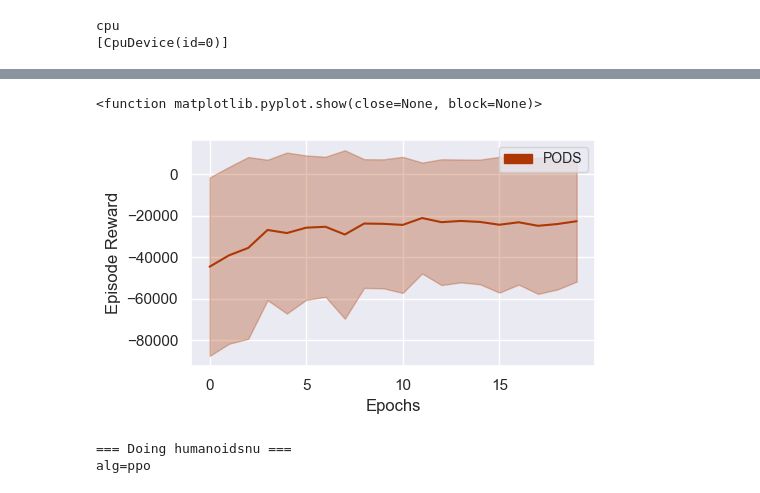
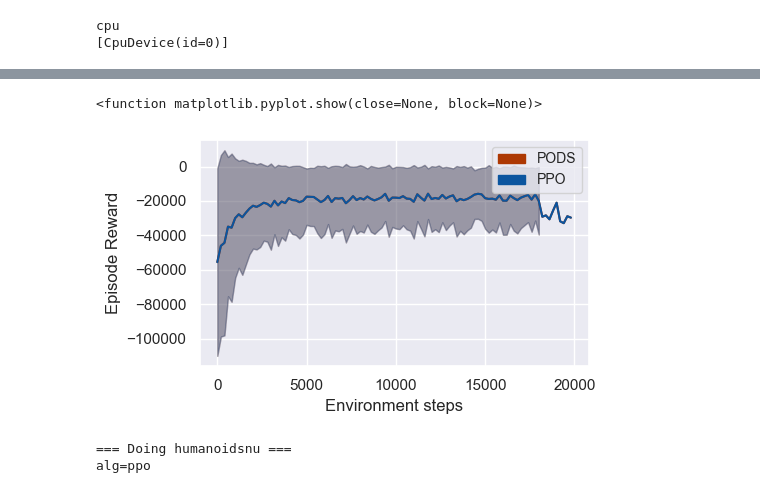
Before and after one commit to dcsteinhauser/HDS, a Jupyter notebook: run_PODS.ipynb, the cells around one changed output, grey strips where cells are left out. Cells and saved outputs as stored; diff of their text form; code cells hidden in the pictures.

```diff
--- a/run_PODS.ipynb
+++ b/run_PODS.ipynb
@@ -101,38 +119,53 @@ import numpy as np
 blues = sns.color_palette("Blues")
 oranges = sns.color_palette("Oranges")
 PODS = mpatches.Patch(color=oranges[-1], label='PODS')
-fancy_legend = [PODS]
+PPO = mpatches.Patch(color=blues[-1], label='PPO')
+fancy_legend = [PODS, PPO]
 
 
 f, ax = plt.subplots(1, 1, sharey=False, figsize=(5.25,3.1))
 # Read the data from the file
 file_path = 'podsdata.txt'
 data = pd.read_csv(file_path)
-
+data['epoch'] = data['epoch']
 # Calculate the mean and standard deviation across each row (excluding the 'epoch' column)
 data_mean = data.drop(columns=['epoch']).mean(axis=1)
 data_std = data.drop(columns=['epoch']).std(axis=1)
 
 # Plot the mean and fill between the std
 ax.plot(data['epoch'], data_mean, c=oranges[-1])
 ax.fill_between(data['epoch'], data_mean - data_std, data_mean + data_std, alpha=0.3, color=oranges[-1], label='Standard Deviation')
-ax.set_xlabel("Epochs")
+
+file_path_ppo = 'ppodata.txt'  # Replace with the actual file path for PPO data
+data_ppo = pd.read_csv(file_path_ppo)
+data_ppo['epoch'] = data_ppo['epoch'] * 200
+
+# Calculate the mean and standard deviation for PPO
+data_ppo_mean = data_ppo.drop(columns=['epoch']).mean(axis=1)
+data_ppo_std = data_ppo.drop(columns=['epoch']).std(axis=1)
+
+# Plot the PPO data
+ax.plot(data_ppo['epoch'], data_ppo_mean, c=blues[-1])
+ax.fill_between(data_ppo['epoch'], data_ppo_mean - data_ppo_std, data_ppo_mean + data_ppo_std, alpha=0.3, color=blues[-1])
+
+
+ax.set_xlabel("Environment steps")
 #ax.set_xlim((0,(data.index.total_seconds()/60).max()))
 
 
 # Final cleanup
 ax.set_ylabel("Episode Reward")
 plt.tight_layout()
 
 # Create fancy legend
 ax.legend(handles=fancy_legend, ncol=1, fontsize='small')
 # plt.tight_layout()
 
 plt.savefig("snuhumanoid_results.svg", bbox_inches="tight", pad_inches=0)
 plt.show
 # %% [output]
 <function matplotlib.pyplot.show(close=None, block=None)>
-[figure, old version]
+[figure, new version]
 # %%
 f, ax = plt.subplots(1, 1, sharey=False, figsize=(5.25,3.1))
 # ax = ax.flatten()
```
Also changed, not shown: parts of 1 cell of this notebook, 2 other files.
